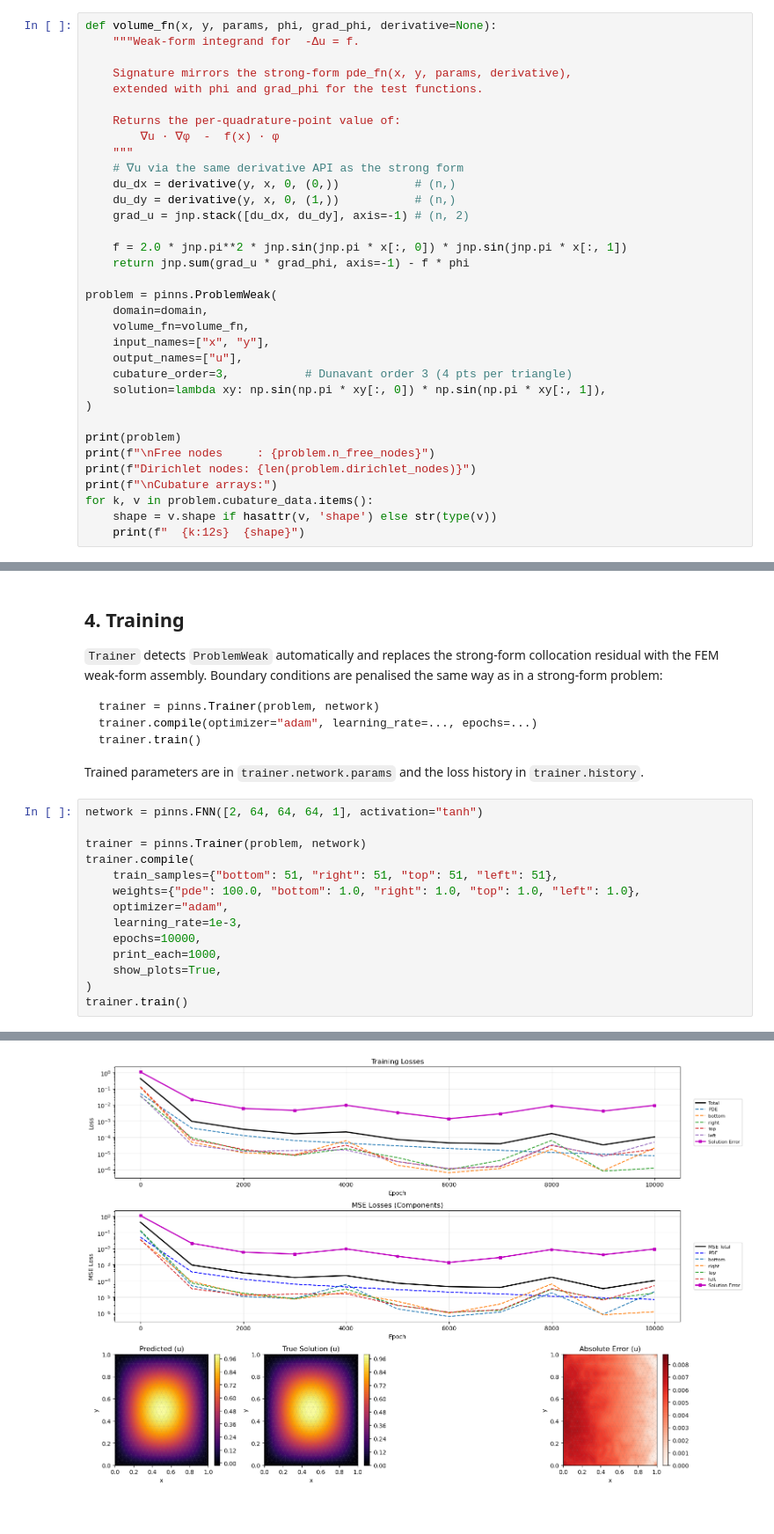
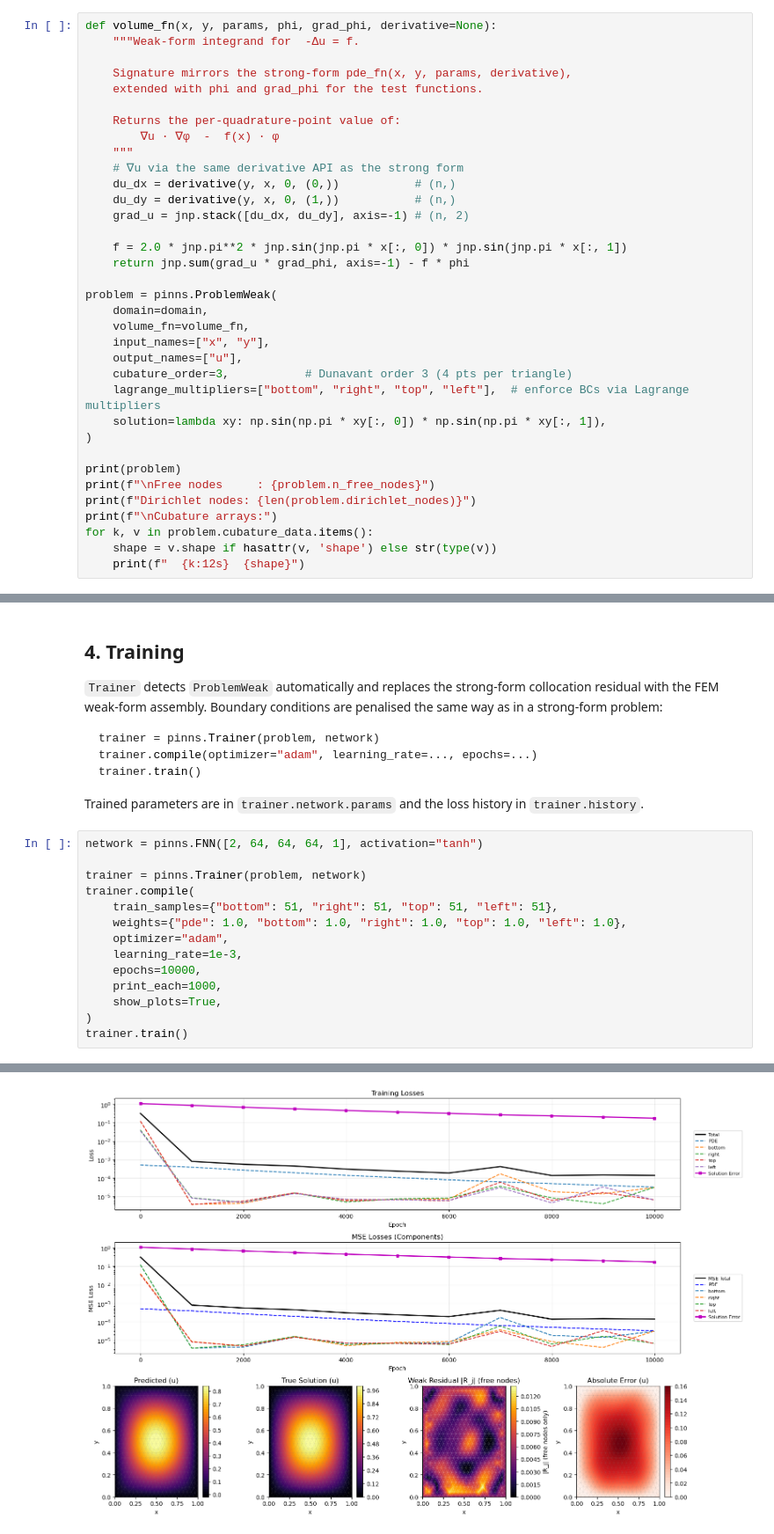
Before and after one commit to gatocor/pinn_models, a Jupyter notebook: examples/2D_poisson_weak.ipynb, the cells around one changed output, grey strips where cells are left out. Shown at 88% size. Drawn from its saved outputs; the diff is of its cells as text.

Commit message:
lagrange working in weak

```diff
--- a/examples/2D_poisson_weak.ipynb
+++ b/examples/2D_poisson_weak.ipynb
@@ -188,6 +188,7 @@ problem = pinns.ProblemWeak(
     input_names=["x", "y"],
     output_names=["u"],
     cubature_order=3,           # Dunavant order 3 (4 pts per triangle)
+    lagrange_multipliers=["bottom", "right", "top", "left"],  # enforce BCs via Lagrange multipliers
     solution=lambda xy: np.sin(np.pi * xy[:, 0]) * np.sin(np.pi * xy[:, 1]),
 )
 
@@ -228,17 +231,17 @@ Trained parameters are in `trainer.network.params` and the loss history in `trai
 # %%
 network = pinns.FNN([2, 64, 64, 64, 1], activation="tanh")
 
 trainer = pinns.Trainer(problem, network)
 trainer.compile(
     train_samples={"bottom": 51, "right": 51, "top": 51, "left": 51},
-    weights={"pde": 100.0, "bottom": 1.0, "right": 1.0, "top": 1.0, "left": 1.0},
+    weights={"pde": 1.0, "bottom": 1.0, "right": 1.0, "top": 1.0, "left": 1.0},
     optimizer="adam",
     learning_rate=1e-3,
     epochs=10000,
     print_each=1000,
     show_plots=True,
 )
 trainer.train()
 # %% [output]
 Starting training for 10000 epochs (JIT-compiled)...
-[figure, old version]
+[figure, new version]
```
Also changed, not shown: parts of 2 cells of this notebook, 4 other files.
